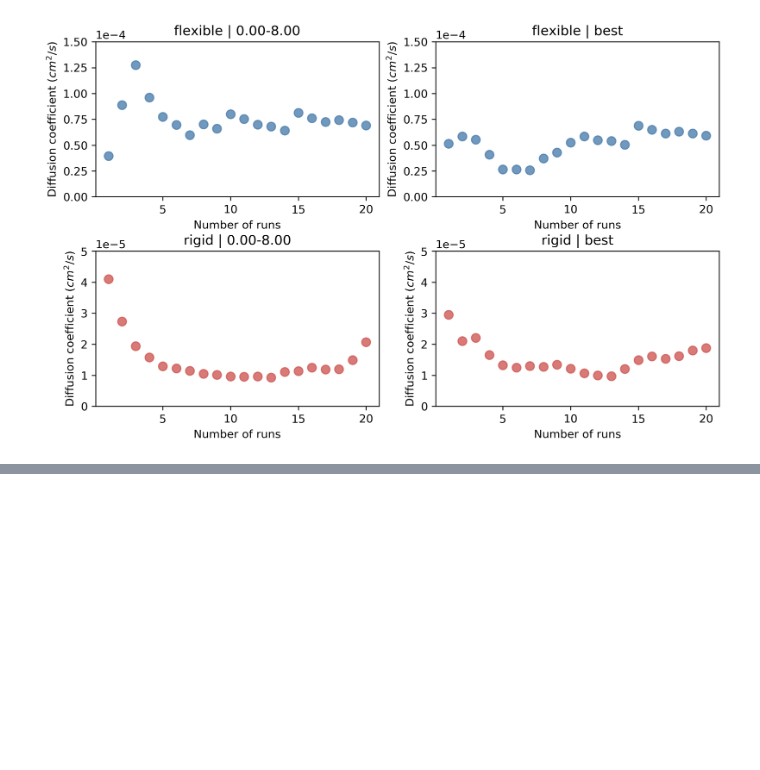
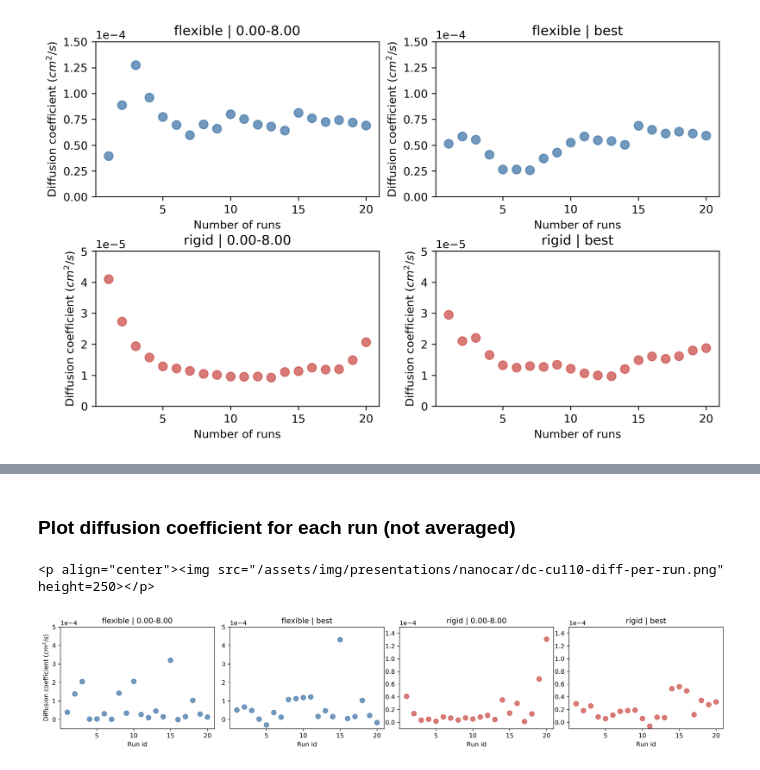
Before and after one commit to kbsezginel/nanocar-misc, a Jupyter notebook: diffusion/analysis/effect-of-sampling.ipynb, the cells around one changed output, grey strips where cells are left out. Drawn from its saved outputs; the diff is of its cells as text; code cells hidden in the pictures; blank space fills up the shorter version.

```diff
--- a/diffusion/analysis/effect-of-sampling.ipynb
+++ b/diffusion/analysis/effect-of-sampling.ipynb
@@ -76,0 +143,31 @@ print('<p align="center"><img src="/assets/img/presentations/nanocar/%s" height=
+# %% [markdown]
+### Plot diffusion coefficient for each run (not averaged)
+# %%
+fig = plt.figure(figsize=(19, 3), dpi=300)
+fig.subplots_adjust(wspace=0.1, hspace=0.35)
+fit_ranges = ['0.00-8.00', 'best']
+ylims = dict(flexible=(-5e-5, 5e-4), rigid=(-1e-5, 1.5e-4))
+runs = list(range(1, 21))
+idx = 1
+for sim_type in ALL_DATA:
+    for fit_range in fit_ranges:
+        diff = [ALL_DATA[sim_type][r][fit_range]['cm2/s'] for r in runs]
+
+        ax = fig.add_subplot(1, 4, idx)
+        ax.scatter(runs, diff, alpha=0.8, s=60, c=colors[sim_type])
+
+        ax.set_ylim(ylims[sim_type])
+        if idx == 1:
+            ax.set_ylabel('Diffusion coefficient $(cm^2/s)$')
+        ax.set_xlabel('Run id')
+        ax.set_title('%s | %s' % (sim_type, fit_range))
+        ax.ticklabel_format(style='sci', axis='y', scilimits=(0,0))
+        idx += 1
+
+pltdir = '/home/kutay/Documents/git/kbsezginel.github.io/assets/img/presentations/nanocar'
+pltname = 'dc-cu110-diff-per-run.png'
+plt.savefig(os.path.join(pltdir, pltname), dpi=300, transparent=True, bbox_inches='tight')
+print('<p align="center"><img src="/assets/img/presentations/nanocar/%s" height=250></p>' % pltname)
+# %% [output]
+<p align="center"><img src="/assets/img/presentations/nanocar/dc-cu110-diff-per-run.png" height=250></p>
+[figure, added]
```
Also changed, not shown: parts of 4 cells of this notebook, 3 other files.
